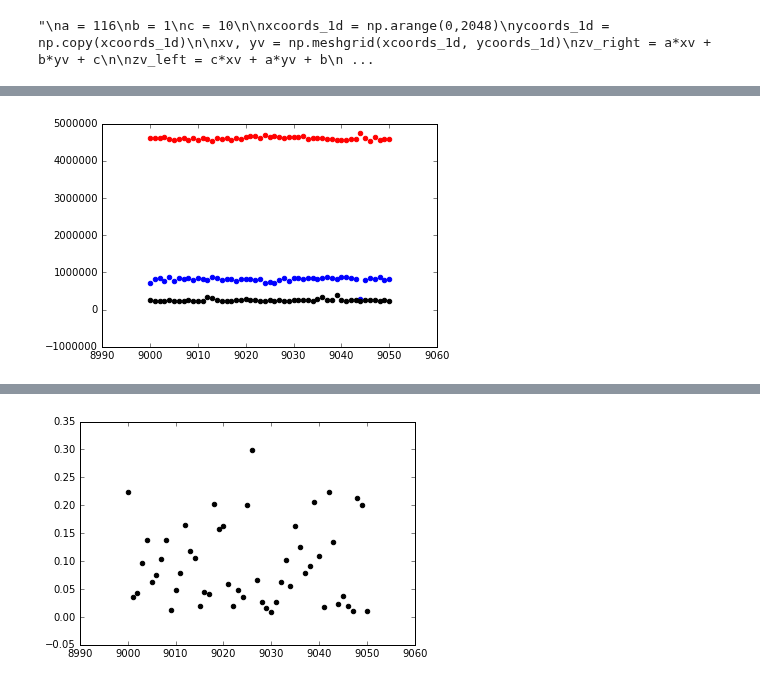
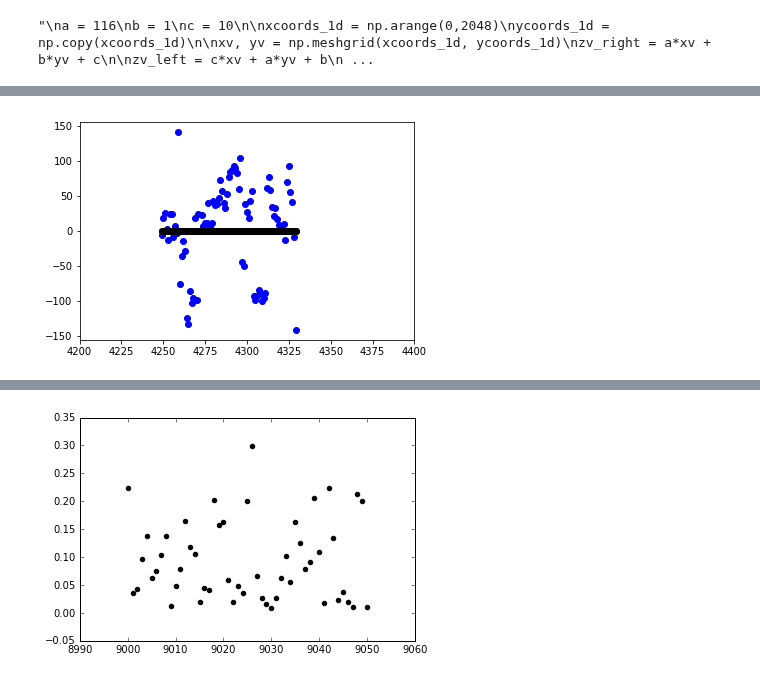
Before and after one commit to mwanakijiji/lbti_altair_fizeau, a Jupyter notebook: testing_making_set_masks_copiedFromFizControl.ipynb, the cells around one changed output, grey strips where cells are left out. Drawn from its saved outputs; the diff is of its cells as text; code cells hidden in the pictures.

```diff
--- a/testing_making_set_masks_copiedFromFizControl.ipynb
+++ b/testing_making_set_masks_copiedFromFizControl.ipynb
@@ -565,7 +608,8 @@ Name: ampl_med_highFreqPerfect_L, dtype: object
 # %%
-plt.scatter(df["framenum"],df["ampl_med_highFreqPerfect_L"], color='b')
-plt.scatter(df["framenum"],df["ampl_med_lowFreqPerfect"], color='r')
-plt.scatter(df["framenum"],df["ampl_med_rect"], color='k')
+plt.scatter(df["framenum"],df["phase_med_highFreqPerfect_L"], color='b')
+plt.scatter(df["framenum"],df["phase_med_lowFreqPerfect"], color='r')
+plt.scatter(df["framenum"],df["phase_med_rect"], color='k')
+plt.xlim([4200,4400])
 plt.show()
 # %% [output]
-[figure, old version]
+[figure, new version]
```
Also changed, not shown: parts of 5 cells of this notebook, 3 other files.
